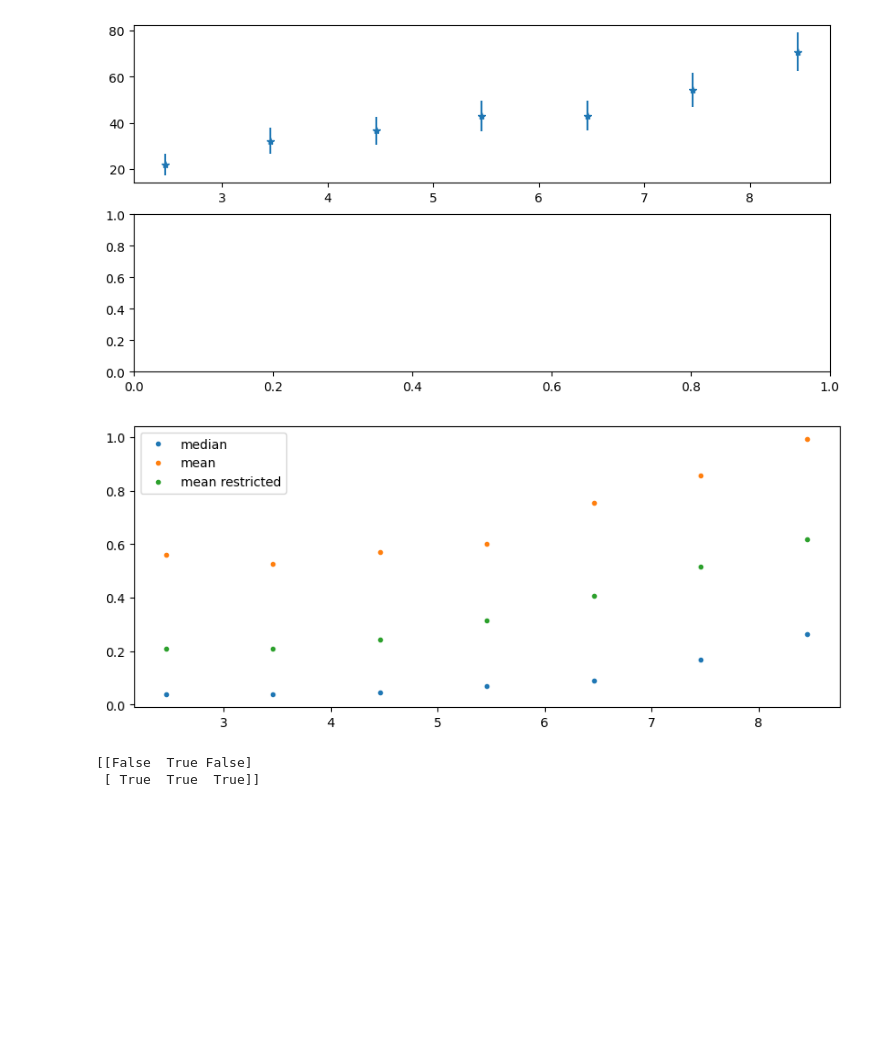
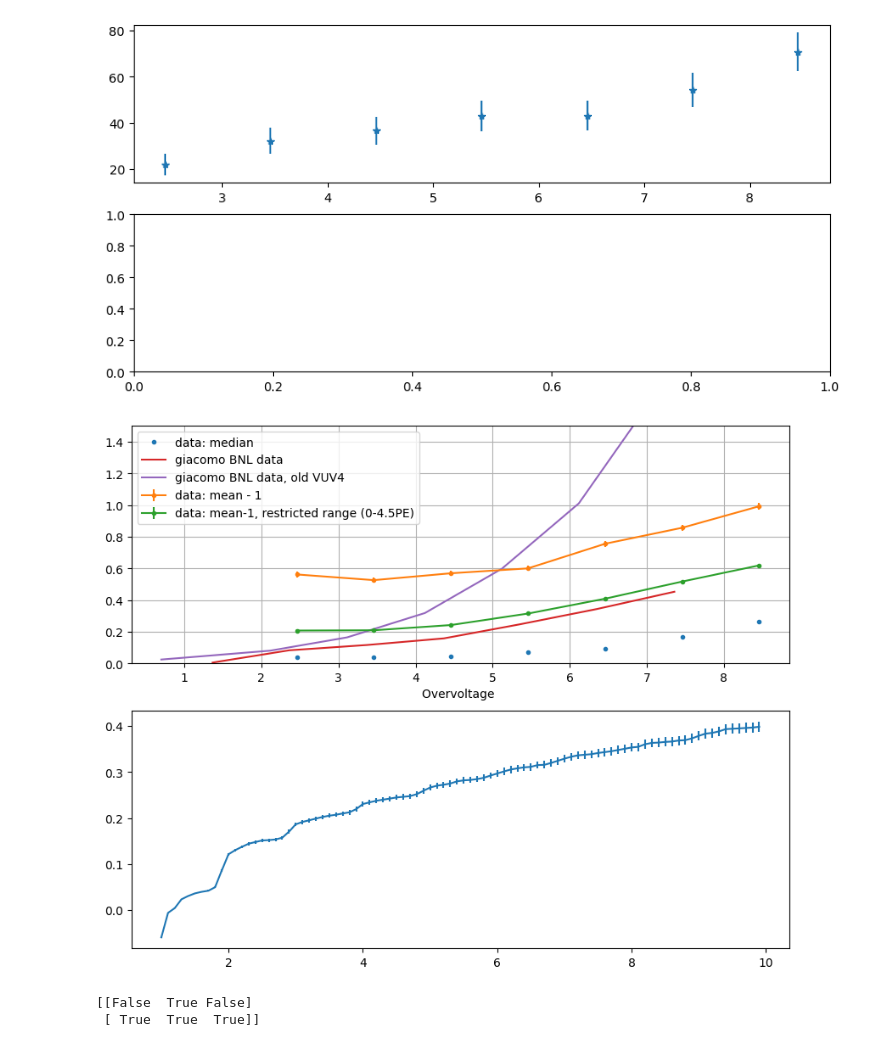
Before and after one commit to austindsc/cf4_analysisPipeline, a Jupyter notebook: code1Analysis/noise_extraction.ipynb, the cells around one changed output. Saved outputs shown, nothing was run; the diff lists cells and outputs as text; code cells hidden in the pictures; blank space fills up the shorter version.

Commit message:
finalized noise analysis (not for publishing though)

```diff
--- a/code1Analysis/noise_extraction.ipynb
+++ b/code1Analysis/noise_extraction.ipynb
@@ -47,6 +47,7 @@ testDF = ROOT.Fit.BinData(opt, range1)
 Welcome to JupyROOT 6.27/01
 # %%
 sys.path.append(os.environ.get("CF4HOME")+"/code1Analysis/")
+datPath = os.environ.get("CF4HOME")+"/code1Analysis/"
 print(sys.path)
 
 ## Atown's stuff
@@ -163,7 +164,7 @@ for rc in rcList:
   rc.mTimes = tt
 # %%
 rcList[0].tt.Show(0)
-# FindRCbyVoltage = lambda V, rclist: next((rc for rc in rclist if rc.mVoltage == V), None)
+FindRCbyVoltage = lambda V, rclist: next((rc for rc in rclist if rc.mVoltage == V), None)
 
 # rc52 = FindRCbyVoltage(52, rcList)
 # rc52.print()
@@ -419,42 +422,68 @@ plt.show()
 # %% [output]
 [figure]
 [figure]
+# %%
+datV, datCA = np.loadtxt(datPath+ "/giacomoNoise_newVUV4.txt", delimiter=",", skiprows=1, unpack = True)
+datV2, datCA2 = np.loadtxt(datPath+ "/giacomoNoise_oldVUV4.txt", delimiter=",", skiprows=1, unpack = True)
 # %%
 
 nCA_median = []
 nCA_mean = []
 nCA_mean_restricted = []
 # xOverV
 
 for rc in rcList:
   hs = rc.GetSpectrum()
-  hs.GetXaxis().SetRange()
+  hs.GetXaxis().SetRange() # reset just in case
   q = np.array([0.5], dtype=np.float64)
   median = np.array([0.], dtype=np.float64)
   hs.GetQuantiles(1, median, q)
   nCA_median.append(median[0] - 1.)
 
-  nCA_mean.append(hs.GetMean() - 1.)
+  nCA_mean.append([hs.GetMean() - 1., hs.GetMeanError()])
   hs.GetXaxis().SetRangeUser(0., 4.5)
-  nCA_mean_restricted.append(hs.GetMean() - 1.)
+  nCA_mean_restricted.append([hs.GetMean() - 1., hs.GetMeanError()])
   # print(mean)
+nCA_median = np.array(nCA_median)
+nCA_mean_restricted = np.array(nCA_mean_restricted)
+nCA_mean = np.array(nCA_mean)
 
-fig, ax = plt.subplots(1, 1, figsize = (10, 4), sharex = True, sharey=True)
+# nCA vs mean range
+xMeanEndRange = np.arange(1.0, 10, 0.1)
+rc48 = FindRCbyVoltage(48, rcList)
+hs = rc48.GetSpectrum()
+# rc48.print()
+nCA_meanVsRange = []
+for x in xMeanEndRange:
+  hs.GetXaxis().SetRangeUser(0, x)
+  nCA_meanVsRange.append([hs.GetMean()-1, hs.GetMeanError()])
+nCA_meanVsRange = np.array(nCA_meanVsRange)
 
-ax.plot(xOverV, nCA_median, ".", label = "median")
-ax.plot(xOverV, nCA_mean, ".", label = "mean")
-ax.plot(xOverV, nCA_mean_restricted, ".", label = "mean restricted")
+## plotting
+fig, (ax, ax2) = plt.subplots(2, 1, figsize = (10, 8))
+ax.plot(xOverV, nCA_median, ".", label = "data: median")
+ax.errorbar(xOverV, nCA_mean[:, 0],yerr = nCA_mean[:, 1],  marker = ".", label = "data: mean - 1")
+ax.errorbar(xOverV, nCA_mean_restricted[:, 0], yerr = nCA_mean_restricted[:, 1], marker = ".", label = "data: mean-1, restricted range (0-4.5PE)")
+
+ax.plot(datV, datCA, label = "giacomo BNL data")
+ax.plot(datV2, datCA2, label = "giacomo BNL data, old VUV4")
+
+ax.set_xlabel("Overvoltage ")
+ax.set_ylim(0, 1.5)
 
 ax.legend()
+ax.grid()
+
+ax2.errorbar(xMeanEndRange, nCA_meanVsRange[:, 0], yerr = nCA_meanVsRange[:, 1])
 plt.show()
 
 # this figure is:
 # bkg * PDE --> mean up
 # 1PE backgrounds --> mean down
 # ratio of 1PE DN to background --> drive mean down
 # 2PE backgrounds --> drive mean up
 # %% [output]
-[figure, old version]
+[figure, new version]
 # %%
 a = np.array([[10, 11, 10], [11, 15, 20]])
 b = np.array([1, 2, 3])
```
Also changed, not shown: parts of 1 cell of this notebook, 3 other files.
